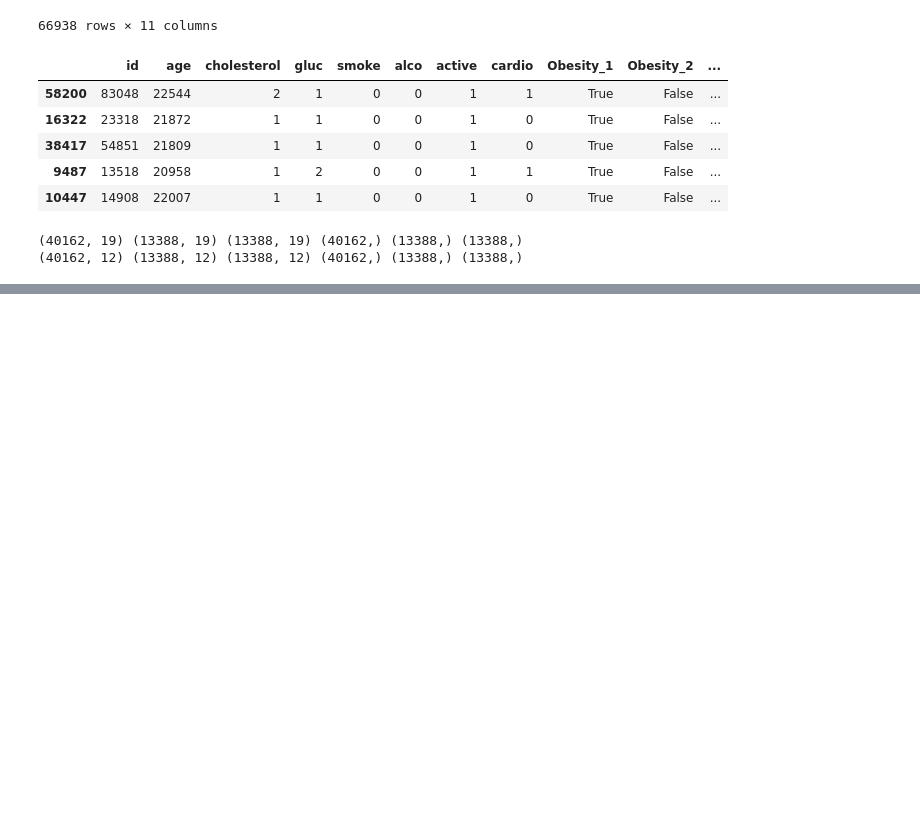
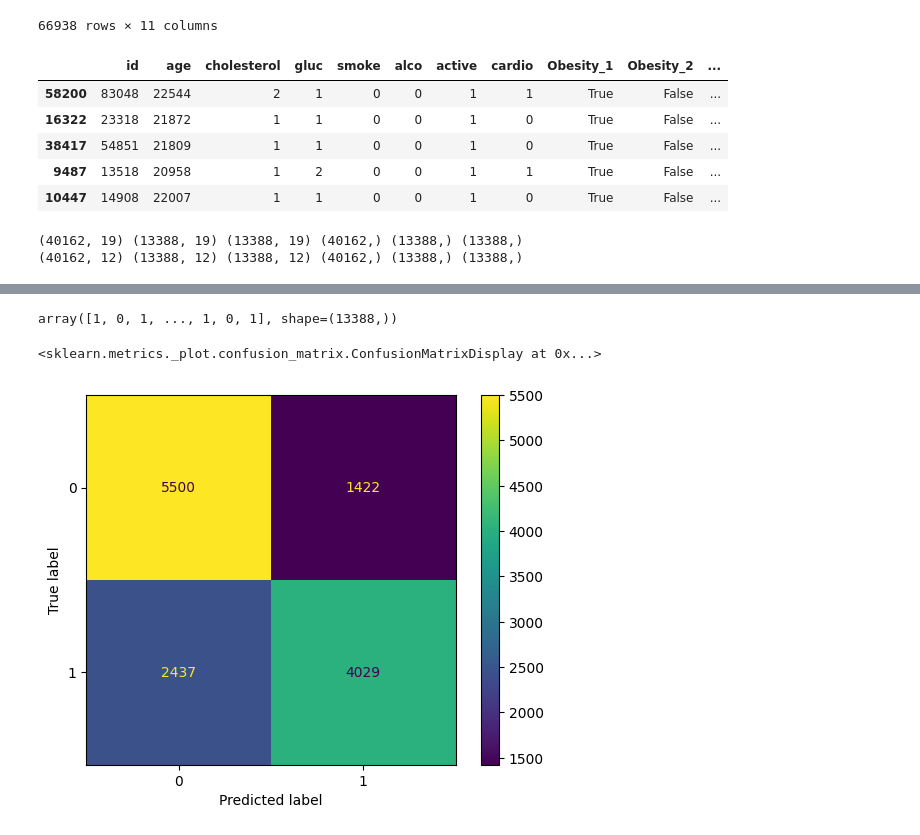
Before and after one commit to bearwinterfirth/medical, a Jupyter notebook: disease_prediction_5.ipynb, the cells around one changed output, grey strips where cells are left out. Drawn from its saved outputs; the diff is of its cells as text; code cells hidden in the pictures; blank space fills up the shorter version.

```diff
--- a/disease_prediction_5.ipynb
+++ b/disease_prediction_5.ipynb
@@ -64,0 +116,14 @@ print(X2_train.shape, X2_val.shape, X2_test.shape, y2_train.shape, y2_val.shape,
+# %%
+model_KNN2 = KNeighborsClassifier(n_neighbors=10)
+model_KNN2.fit(snX2_train, y2_train)
+
+y2_pred = model_KNN2.predict(snX2_val)
+y2_pred
+# %% [output]
+array([1, 0, 1, ..., 1, 0, 1], shape=(13388,))
+# %%
+cm2=confusion_matrix(y2_val, y2_pred)
+ConfusionMatrixDisplay(cm2).plot()
+# %% [output]
+<sklearn.metrics._plot.confusion_matrix.ConfusionMatrixDisplay at 0x...>
+[figure, added]
```
Also changed, not shown: parts of 5 cells of this notebook.
